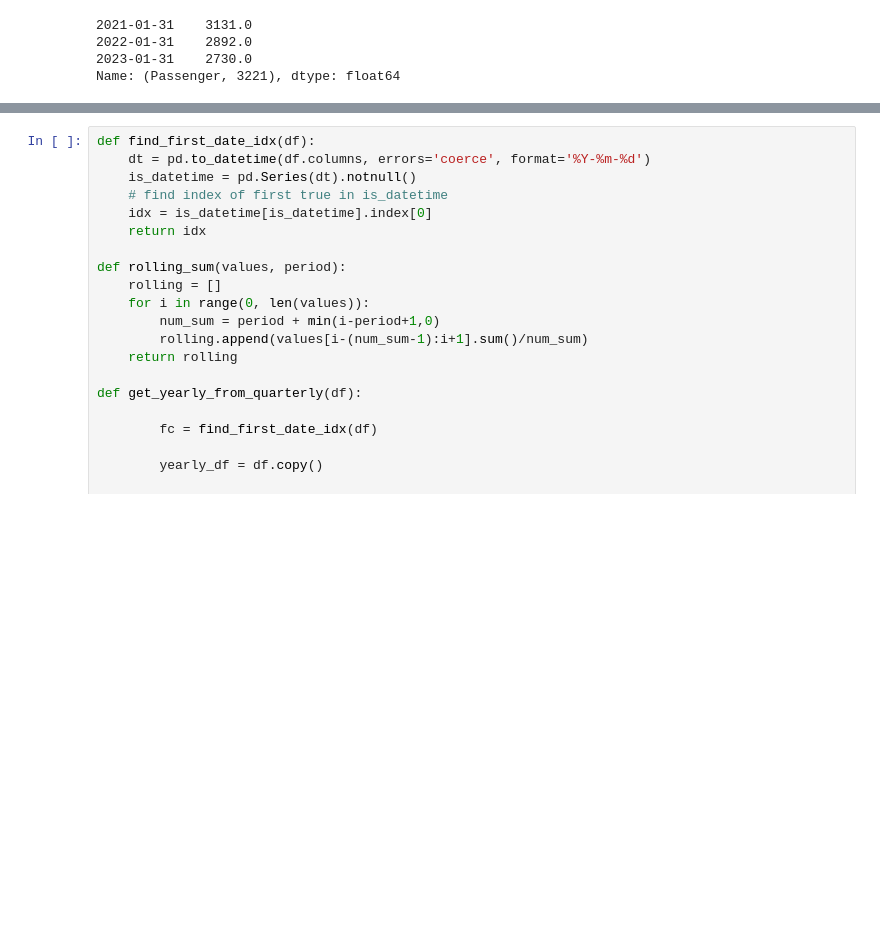
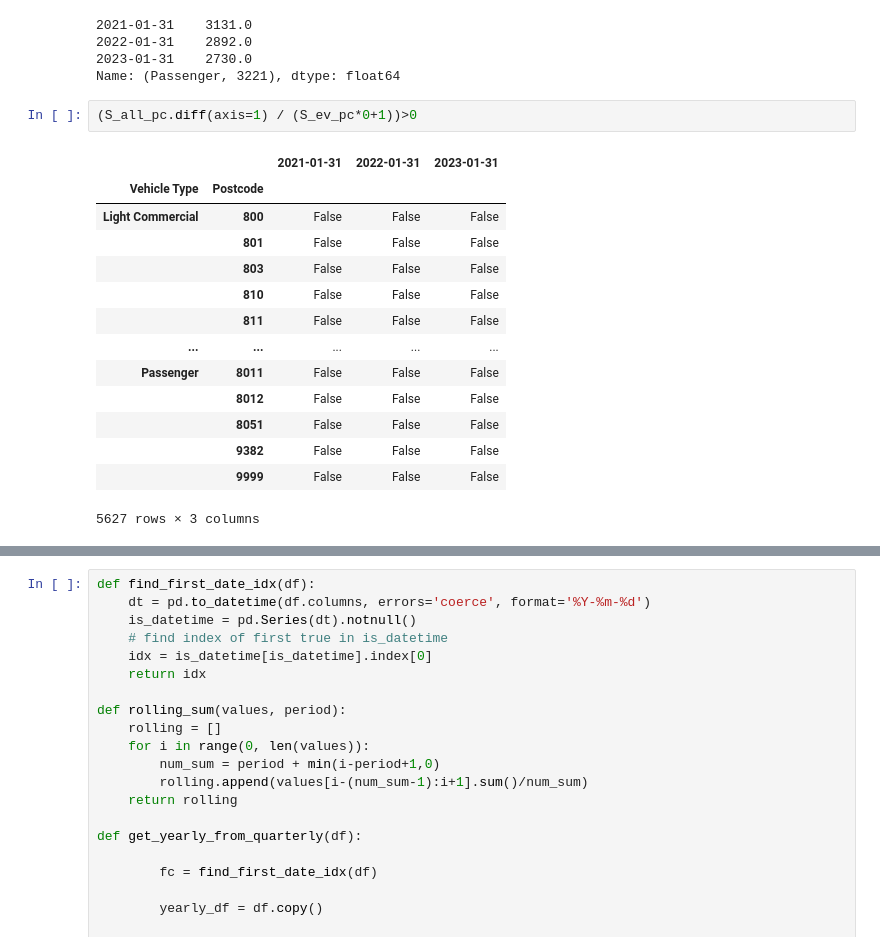
Before and after one commit to csiro-energy-systems/demand-forecasting, a Jupyter notebook: notebooks/compare-vfacts-and-evc-data.ipynb, the cells around one changed output, grey strips where cells are left out. Cells and saved outputs as stored; diff of their text form; blank space fills up the shorter version.

```diff
--- a/notebooks/compare-vfacts-and-evc-data.ipynb
+++ b/notebooks/compare-vfacts-and-evc-data.ipynb
@@ -32,6 +32,23 @@ Name: (Passenger, 3221), dtype: float64
 2022-01-31    2892.0
 2023-01-31    2730.0
 Name: (Passenger, 3221), dtype: float64
+# %%
+(S_all_pc.diff(axis=1) / (S_ev_pc*0+1))>0
+# %% [output]
+|  |  | 2021-01-31 | 2022-01-31 | 2023-01-31 |
+| Vehicle Type | Postcode |  |  |  |
+| Light Commercial | 800 | False | False | False |
+|  | 801 | False | False | False |
+|  | 803 | False | False | False |
+|  | 810 | False | False | False |
+|  | 811 | False | False | False |
+| ... | ... | ... | ... | ... |
+| Passenger | 8011 | False | False | False |
+|  | 8012 | False | False | False |
+|  | 8051 | False | False | False |
+|  | 9382 | False | False | False |
+|  | 9999 | False | False | False |
+5627 rows × 3 columns
 # %%
 bitre_df['Vehicle Type'].unique()
 bitre_df['Fuel Type'].unique()
```
Also changed, not shown: parts of 1 cell of this notebook.
